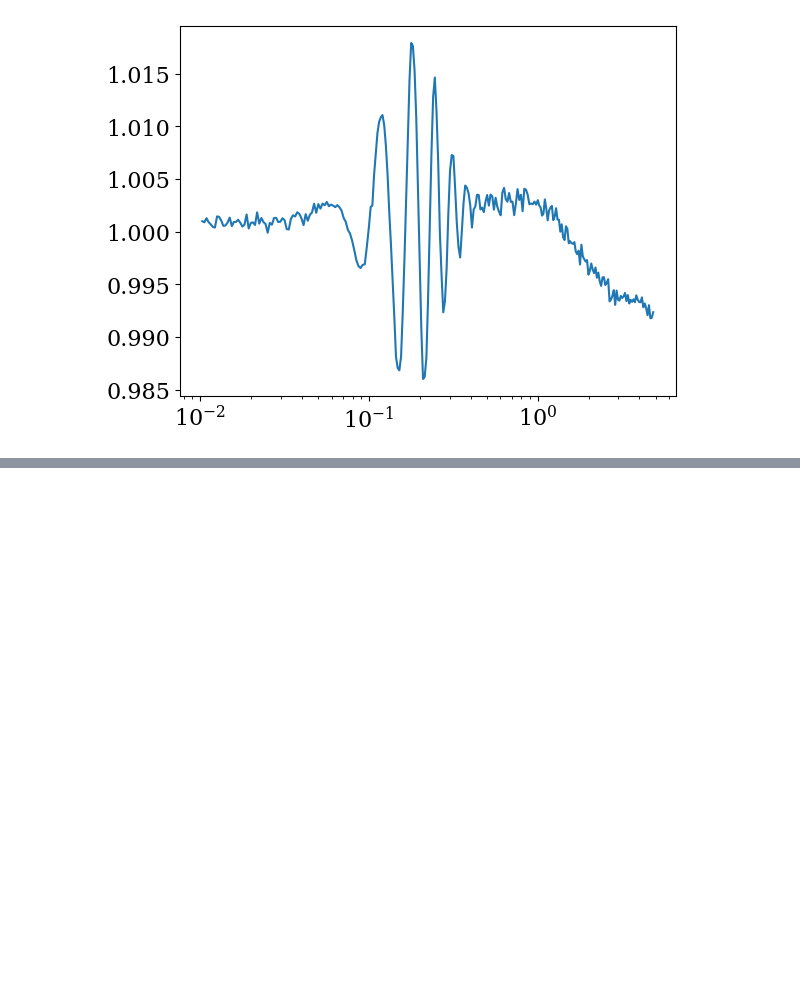
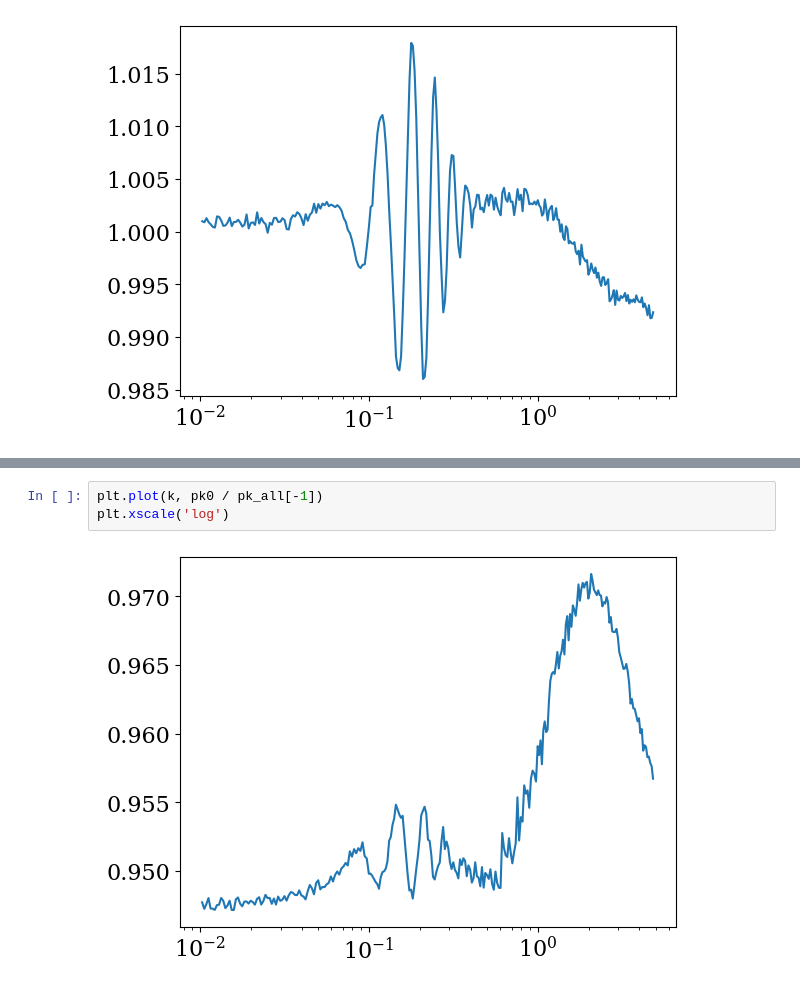
Before and after one commit to pltaylor16/odd_emu, a Jupyter notebook: results/results.ipynb, the cells around one changed output, grey strips where cells are left out. Drawn from its saved outputs; the diff is of its cells as text; blank space fills up the shorter version.

```diff
--- a/results/results.ipynb
+++ b/results/results.ipynb
@@ -172,0 +514,5 @@ plt.xscale('log')
+# %%
+plt.plot(k, pk0 / pk_all[-1])
+plt.xscale('log')
+# %% [output]
+[figure, added]
```
Also changed, not shown: parts of 7 cells of this notebook.
